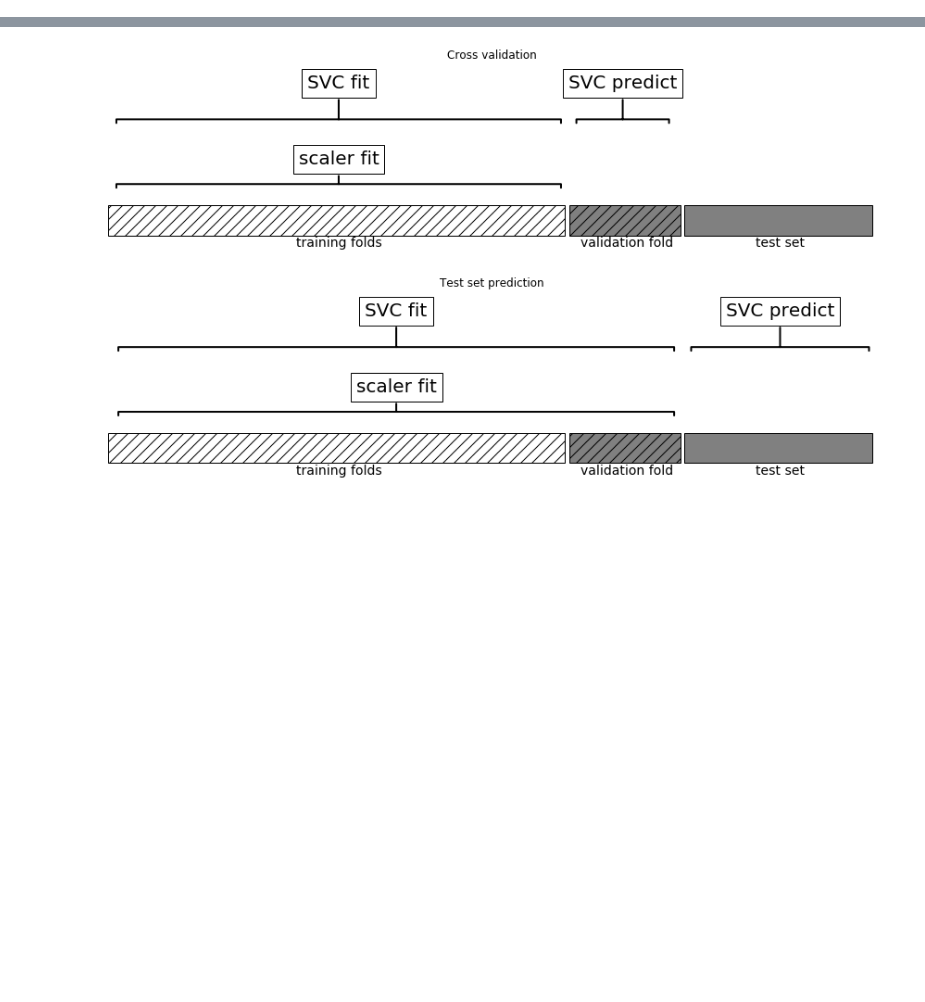
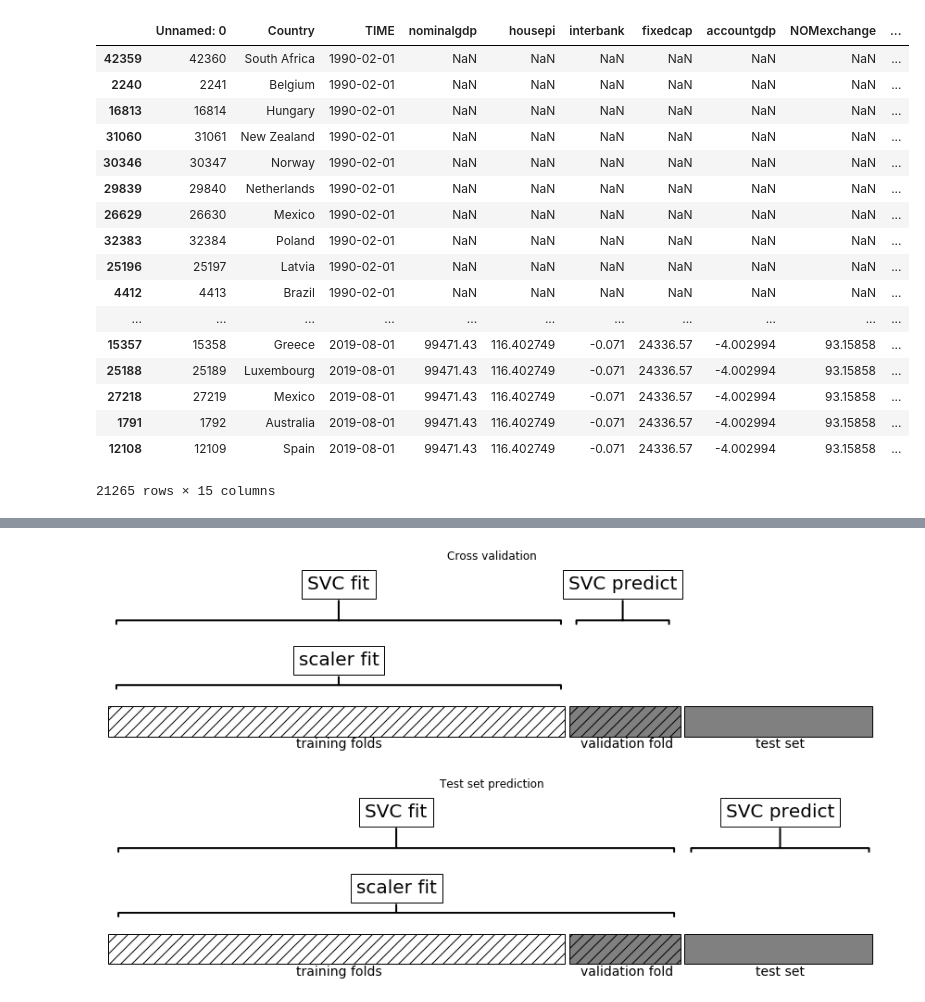
Before and after one commit to Walras-data/countryrisk, a Jupyter notebook: countryriskpipeline.ipynb, the cells around one changed output, grey strips where cells are left out. Cells and saved outputs as stored; diff of their text form; code cells hidden in the pictures; blank space fills up the shorter version.

```diff
--- a/countryriskpipeline.ipynb
+++ b/countryriskpipeline.ipynb
@@ -216,0 +414,4 @@ from sklearn.pipeline import Pipeline
+# %%
+### sorting values in dataset3 and assigning it to dataset4
+dataset4 = dataset3.sort_values(by='TIME')
+dataset4.head()
@@ -216,0 +517,22 @@ from sklearn.pipeline import Pipeline
+# %%
+dataset7 = dataset6.interpolate()
+dataset7
+# %% [output]
+|  | Unnamed: 0 | Country | TIME | nominalgdp | housepi | interbank | fixedcap | accountgdp | NOMexchange | ... |
+| 42359 | 42360 | South Africa | 1990-02-01 | NaN | NaN | NaN | NaN | NaN | NaN | ... |
+| 2240 | 2241 | Belgium | 1990-02-01 | NaN | NaN | NaN | NaN | NaN | NaN | ... |
+| 16813 | 16814 | Hungary | 1990-02-01 | NaN | NaN | NaN | NaN | NaN | NaN | ... |
+| 31060 | 31061 | New Zealand | 1990-02-01 | NaN | NaN | NaN | NaN | NaN | NaN | ... |
+| 30346 | 30347 | Norway | 1990-02-01 | NaN | NaN | NaN | NaN | NaN | NaN | ... |
+| 29839 | 29840 | Netherlands | 1990-02-01 | NaN | NaN | NaN | NaN | NaN | NaN | ... |
+| 26629 | 26630 | Mexico | 1990-02-01 | NaN | NaN | NaN | NaN | NaN | NaN | ... |
+| 32383 | 32384 | Poland | 1990-02-01 | NaN | NaN | NaN | NaN | NaN | NaN | ... |
+| 25196 | 25197 | Latvia | 1990-02-01 | NaN | NaN | NaN | NaN | NaN | NaN | ... |
+| 4412 | 4413 | Brazil | 1990-02-01 | NaN | NaN | NaN | NaN | NaN | NaN | ... |
+| ... | ... | ... | ... | ... | ... | ... | ... | ... | ... | ... |
+| 15357 | 15358 | Greece | 2019-08-01 | 99471.43 | 116.402749 | -0.071 | 24336.57 | -4.002994 | 93.15858 | ... |
+| 25188 | 25189 | Luxembourg | 2019-08-01 | 99471.43 | 116.402749 | -0.071 | 24336.57 | -4.002994 | 93.15858 | ... |
+| 27218 | 27219 | Mexico | 2019-08-01 | 99471.43 | 116.402749 | -0.071 | 24336.57 | -4.002994 | 93.15858 | ... |
+| 1791 | 1792 | Australia | 2019-08-01 | 99471.43 | 116.402749 | -0.071 | 24336.57 | -4.002994 | 93.15858 | ... |
+| 12108 | 12109 | Spain | 2019-08-01 | 99471.43 | 116.402749 | -0.071 | 24336.57 | -4.002994 | 93.15858 | ... |
+21265 rows × 15 columns
```
Also changed, not shown: parts of 61 cells of this notebook, 5 other files.
